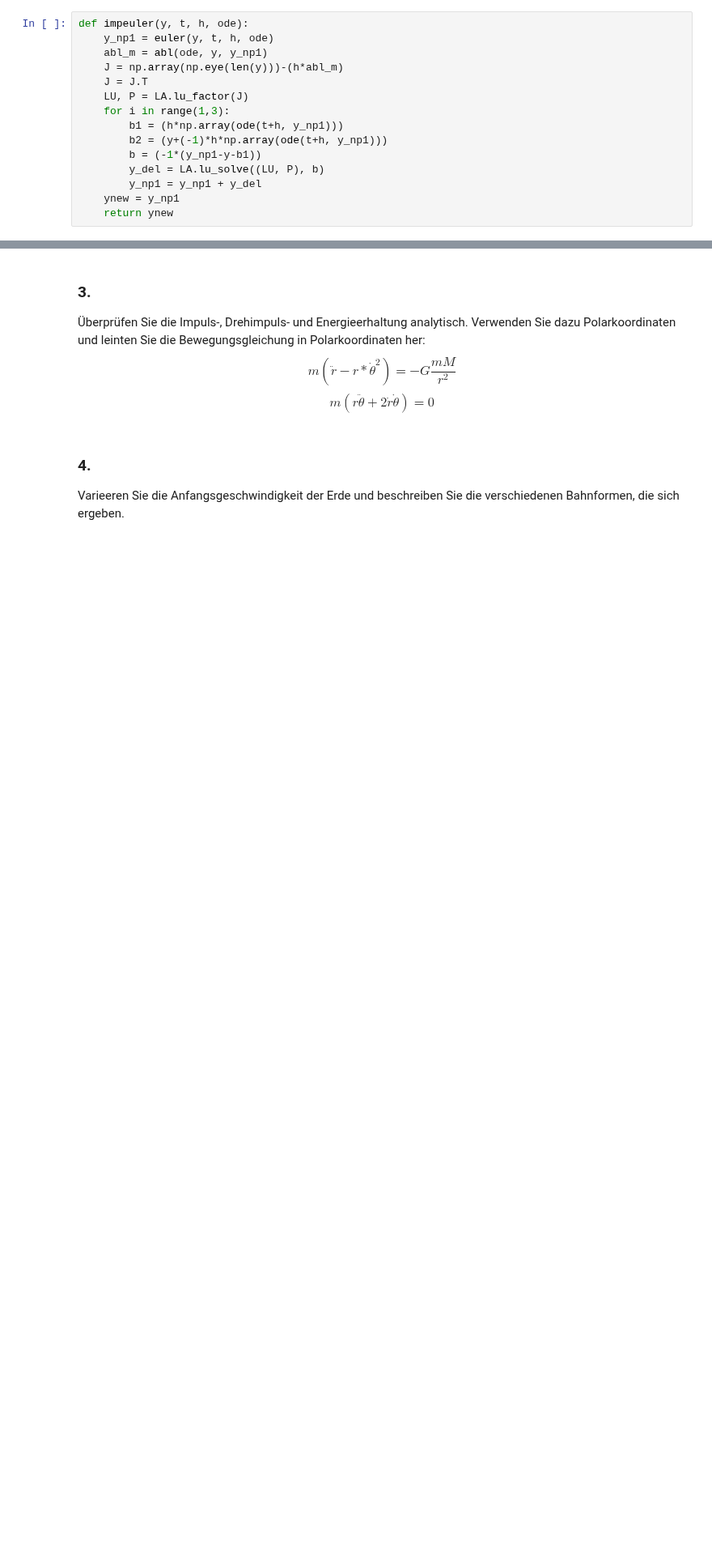
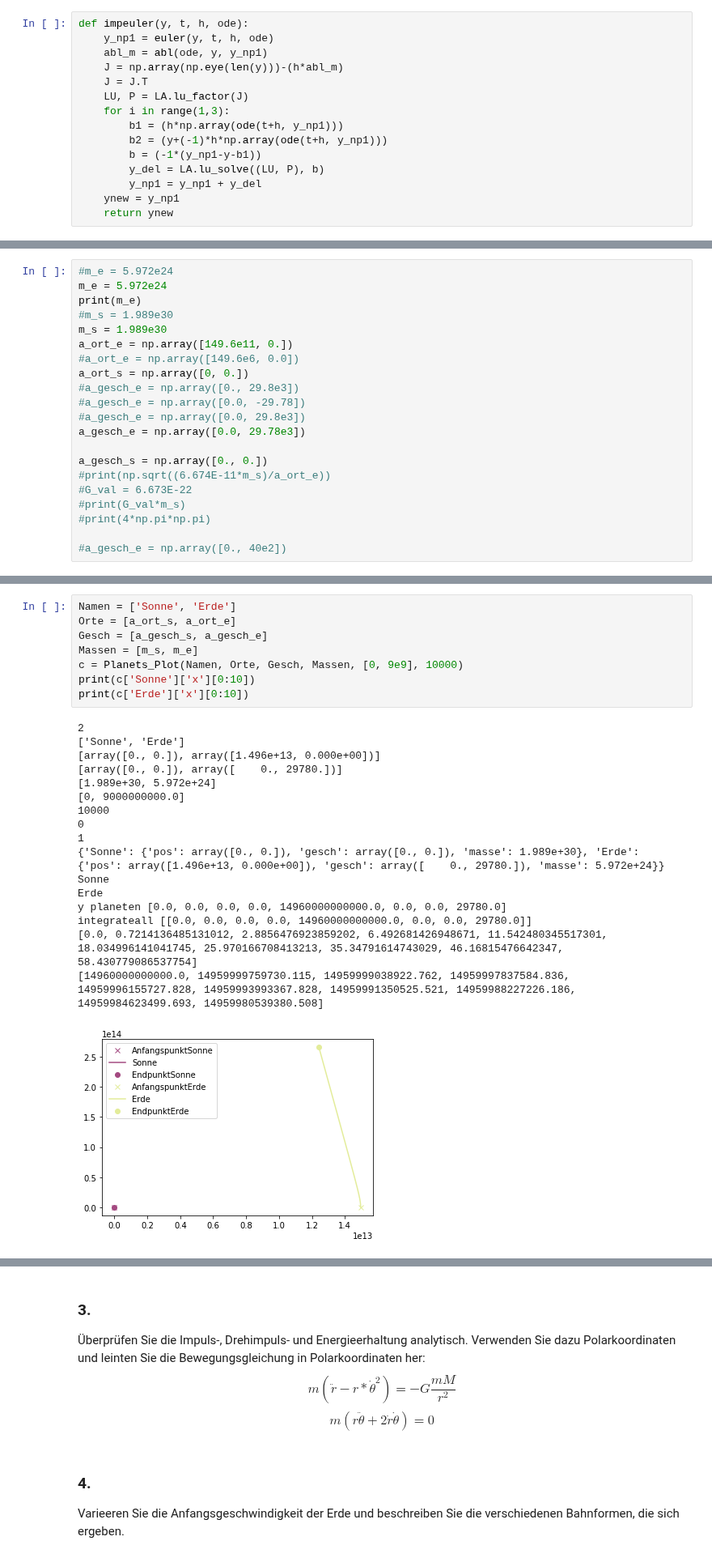
Before and after one commit to AlexandraMayer/Modellbildung-und-Simulation, a Jupyter notebook: Abgabe 2/Klassische Mechanik 2 (Meyer, Mayer).ipynb, the cells around one changed output, grey strips where cells are left out. Shown at 81% size. Saved outputs shown, nothing was run; the diff lists cells and outputs as text; blank space fills up the shorter version.

```diff
--- a/Abgabe 2/Klassische Mechanik 2 (Meyer, Mayer).ipynb
+++ b/Abgabe 2/Klassische Mechanik 2 (Meyer, Mayer).ipynb
@@ -281,0 +591,21 @@ def Bahnkurve_Plot(anfangsort, anfangsgesch, t0, tend, N=1000):
+# %%
+#m_e = 5.972e24
+m_e = 5.972e24
+print(m_e)
+#m_s = 1.989e30
+m_s = 1.989e30
+a_ort_e = np.array([149.6e11, 0.])
+#a_ort_e = np.array([149.6e6, 0.0])
+a_ort_s = np.array([0, 0.])
+#a_gesch_e = np.array([0., 29.8e3])
+#a_gesch_e = np.array([0.0, -29.78])
+#a_gesch_e = np.array([0.0, 29.8e3])
+a_gesch_e = np.array([0.0, 29.78e3])
+
+a_gesch_s = np.array([0., 0.])
+#print(np.sqrt((6.674E-11*m_s)/a_ort_e))
+#G_val = 6.673E-22
+#print(G_val*m_s)
+#print(4*np.pi*np.pi)
+
+#a_gesch_e = np.array([0., 40e2])
@@ -281,0 +614,26 @@ def Bahnkurve_Plot(anfangsort, anfangsgesch, t0, tend, N=1000):
+# %%
+Namen = ['Sonne', 'Erde']
+Orte = [a_ort_s, a_ort_e]
+Gesch = [a_gesch_s, a_gesch_e]
+Massen = [m_s, m_e]
+c = Planets_Plot(Namen, Orte, Gesch, Massen, [0, 9e9], 10000)
+print(c['Sonne']['x'][0:10])
+print(c['Erde']['x'][0:10])
+# %% [output]
+2
+['Sonne', 'Erde']
+[array([0., 0.]), array([1.496e+13, 0.000e+00])]
+[array([0., 0.]), array([    0., 29780.])]
+[1.989e+30, 5.972e+24]
+[0, 9000000000.0]
+10000
+0
+1
+{'Sonne': {'pos': array([0., 0.]), 'gesch': array([0., 0.]), 'masse': 1.989e+30}, 'Erde': {'pos': array([1.496e+13, 0.000e+00]), 'gesch': array([    0., 29780.]), 'masse': 5.972e+24}}
+Sonne
+Erde
+y planeten [0.0, 0.0, 0.0, 0.0, 14960000000000.0, 0.0, 0.0, 29780.0]
+integrateall [[0.0, 0.0, 0.0, 0.0, 14960000000000.0, 0.0, 0.0, 29780.0]]
+[0.0, 0.7214136485131012, 2.8856476923859202, 6.492681426948671, 11.542480345517301, 18.034996141041745, 25.970166708413213, 35.34791614743029, 46.16815476642347, 58.430779086537754]
+[14960000000000.0, 14959999759730.115, 14959999038922.762, 14959997837584.836, 14959996155727.828, 14959993993367.828, 14959991350525.521, 14959988227226.186, 14959984623499.693, 14959980539380.508]
+[figure, added]
```
Also changed, not shown: parts of 24 cells of this notebook.
